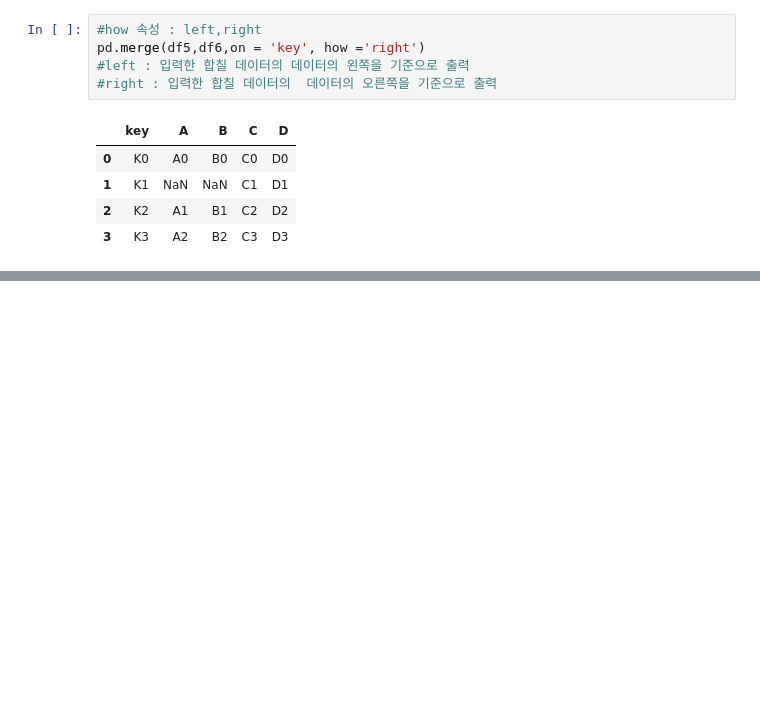
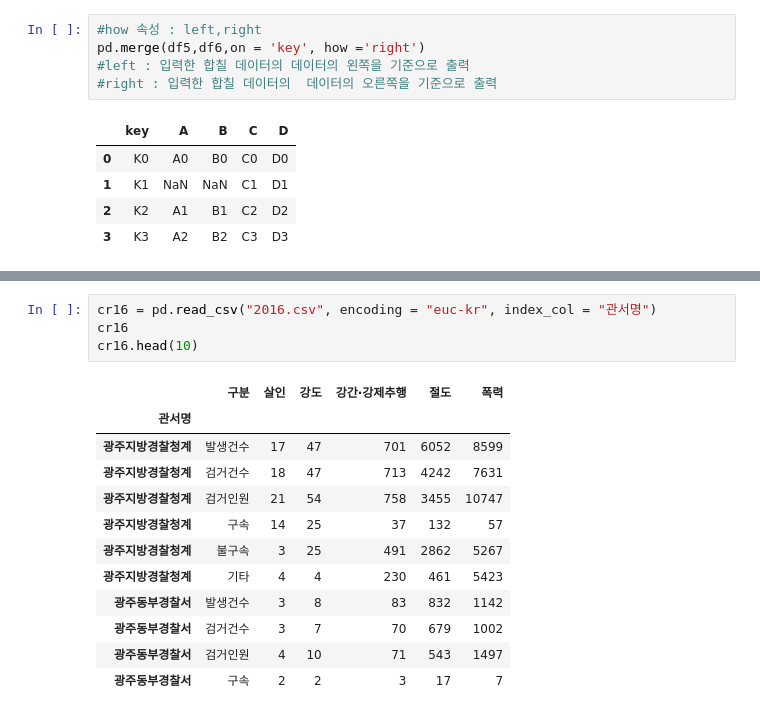
Before and after one commit to Hanmaesil/python-library, a Jupyter notebook: ex02_Pandas.ipynb, the cells around one changed output, grey strips where cells are left out. Cells and saved outputs as stored; diff of their text form; blank space fills up the shorter version.

```diff
--- a/ex02_Pandas.ipynb
+++ b/ex02_Pandas.ipynb
@@ -806,0 +838,17 @@ pd.merge(df5,df6,on = 'key', how ='right')
+# %%
+cr16 = pd.read_csv("2016.csv", encoding = "euc-kr", index_col = "관서명")
+cr16
+cr16.head(10)
+# %% [output]
+|  | 구분 | 살인 | 강도 | 강간·강제추행 | 절도 | 폭력 |
+| 관서명 |  |  |  |  |  |  |
+| 광주지방경찰청계 | 발생건수 | 17 | 47 | 701 | 6052 | 8599 |
+| 광주지방경찰청계 | 검거건수 | 18 | 47 | 713 | 4242 | 7631 |
+| 광주지방경찰청계 | 검거인원 | 21 | 54 | 758 | 3455 | 10747 |
+| 광주지방경찰청계 | 구속 | 14 | 25 | 37 | 132 | 57 |
+| 광주지방경찰청계 | 불구속 | 3 | 25 | 491 | 2862 | 5267 |
+| 광주지방경찰청계 | 기타 | 4 | 4 | 230 | 461 | 5423 |
+| 광주동부경찰서 | 발생건수 | 3 | 8 | 83 | 832 | 1142 |
+| 광주동부경찰서 | 검거건수 | 3 | 7 | 70 | 679 | 1002 |
+| 광주동부경찰서 | 검거인원 | 4 | 10 | 71 | 543 | 1497 |
+| 광주동부경찰서 | 구속 | 2 | 2 | 3 | 17 | 7 |
```
Also changed, not shown: parts of 12 cells of this notebook, 1 other file.
